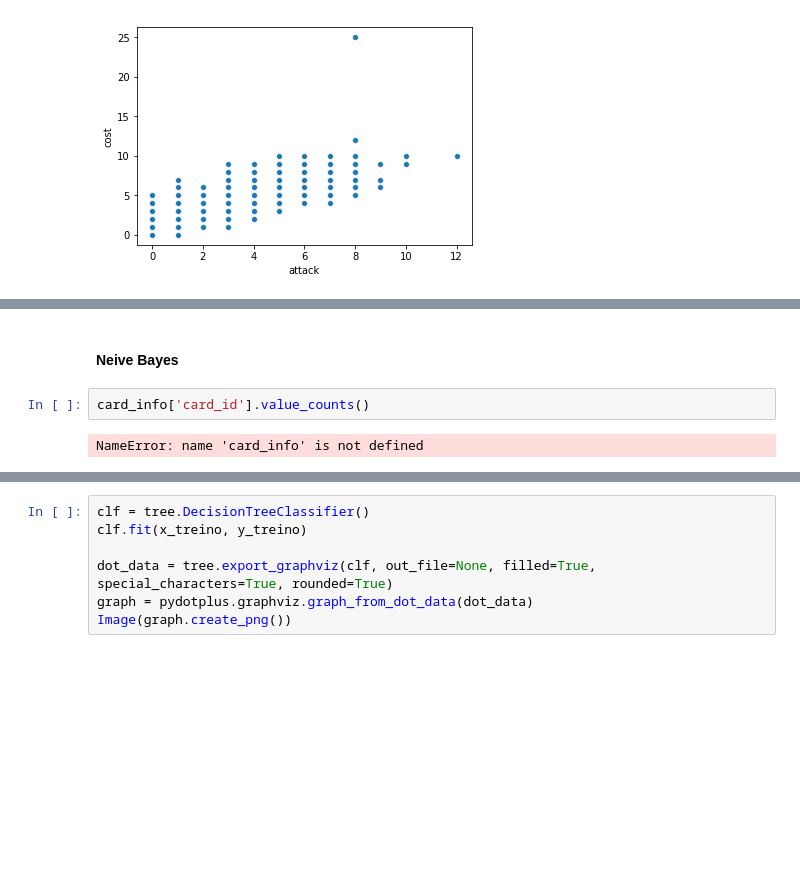
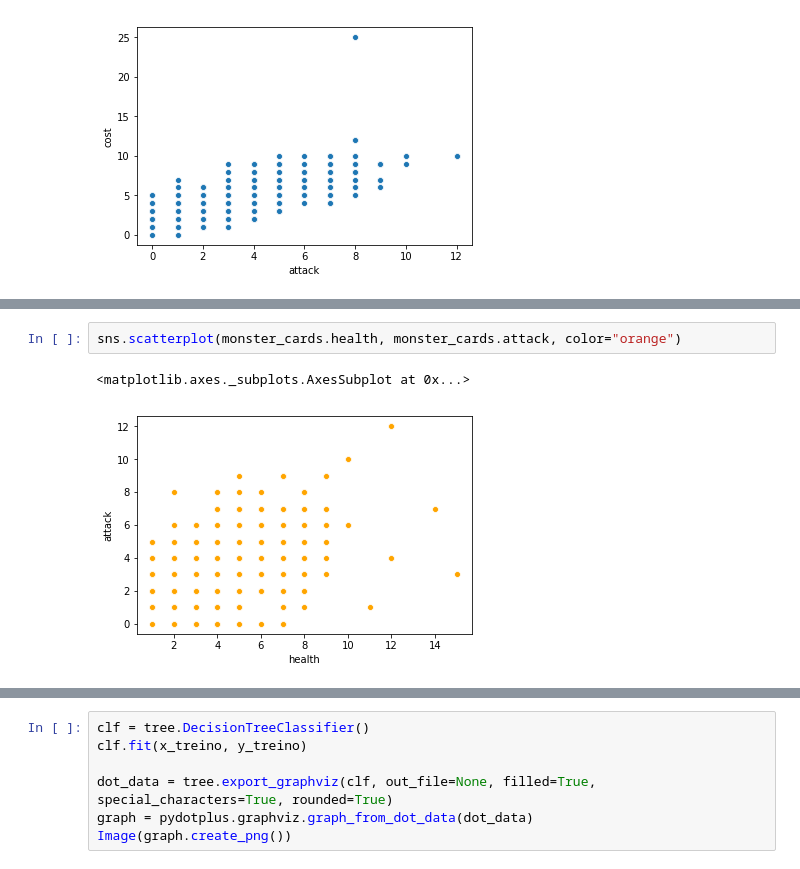
Before and after one commit to xdot2012/hearthstone_card_prediction, a Jupyter notebook: DataScience/Chrisao/Ciência de Dados.ipynb, the cells around one changed output, grey strips where cells are left out. Drawn from its saved outputs; the diff is of its cells as text; blank space fills up the shorter version.

```diff
--- a/DataScience/Chrisao/Ciência de Dados.ipynb
+++ b/DataScience/Chrisao/Ciência de Dados.ipynb
@@ -385,6 +413,5 @@ SyntaxError: invalid syntax (<ipython-input-21-5f8d324eb9af>, line 1)
-# %% [markdown]
-<h4><strong>Neive Bayes</strong><h/4>
-# %%
-card_info['card_id'].value_counts()
-# %% [output]
-NameError: name 'card_info' is not defined
+# %%
+sns.scatterplot(monster_cards.health, monster_cards.attack, color="orange")
+# %% [output]
+<matplotlib.axes._subplots.AxesSubplot at 0x...>
+[figure, added]
```
Also changed, not shown: parts of 21 cells of this notebook, 2 other files.
